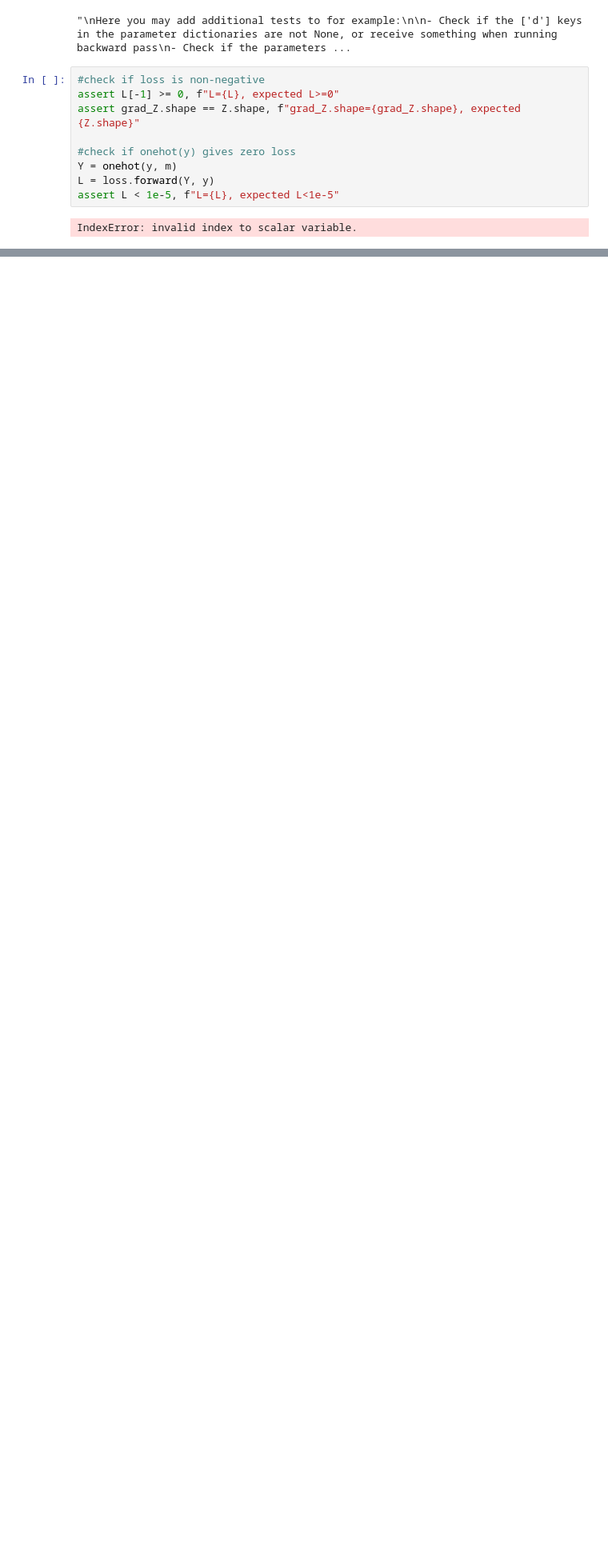
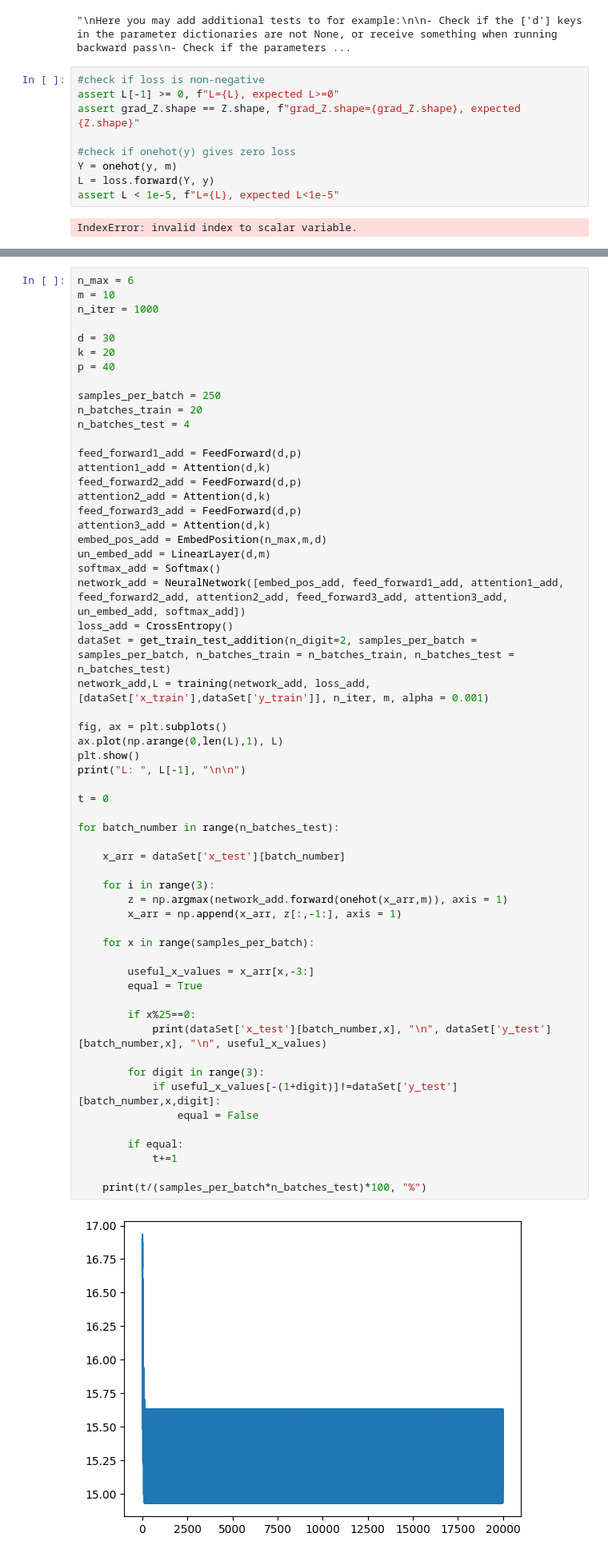
Before and after one commit to OliverRuden/TMA4320-scientific-computing, a Jupyter notebook: test_implementation.ipynb, the cells around one changed output, grey strips where cells are left out. Shown at 80% size. Drawn from its saved outputs; the diff is of its cells as text; blank space fills up the shorter version.

Commit message:
changed addition, does not work

```diff
--- a/test_implementation.ipynb
+++ b/test_implementation.ipynb
@@ -212,0 +195,60 @@ KeyboardInterrupt:
+# %%
+n_max = 6
+m = 10
+n_iter = 1000
+
+d = 30
+k = 20
+p = 40
+
+samples_per_batch = 250
+n_batches_train = 20
+n_batches_test = 4
+
+feed_forward1_add = FeedForward(d,p)
+attention1_add = Attention(d,k)
+feed_forward2_add = FeedForward(d,p)
+attention2_add = Attention(d,k)
+feed_forward3_add = FeedForward(d,p)
+attention3_add = Attention(d,k)
+embed_pos_add = EmbedPosition(n_max,m,d)
+un_embed_add = LinearLayer(d,m)
+softmax_add = Softmax()
+network_add = NeuralNetwork([embed_pos_add, feed_forward1_add, attention1_add, feed_forward2_add, attention2_add, feed_forward3_add, attention3_add, un_embed_add, softmax_add])
+loss_add = CrossEntropy()
+dataSet = get_train_test_addition(n_digit=2, samples_per_batch = samples_per_batch, n_batches_train = n_batches_train, n_batches_test = n_batches_test)
+network_add,L = training(network_add, loss_add, [dataSet['x_train'],dataSet['y_train']], n_iter, m, alpha = 0.001)
+
+fig, ax = plt.subplots()
+ax.plot(np.arange(0,len(L),1), L)
+plt.show()
+print("L: ", L[-1], "\n\n")
+
+t = 0
+
+for batch_number in range(n_batches_test):
+
+    x_arr = dataSet['x_test'][batch_number]
+
+    for i in range(3):
+        z = np.argmax(network_add.forward(onehot(x_arr,m)), axis = 1)
+        x_arr = np.append(x_arr, z[:,-1:], axis = 1)
+
+    for x in range(samples_per_batch):
+
+        useful_x_values = x_arr[x,-3:]
+        equal = True
+
+        if x%25==0:
+            print(dataSet['x_test'][batch_number,x], "\n", dataSet['y_test'][batch_number,x], "\n", useful_x_values)
+
+        for digit in range(3):
+            if useful_x_values[-(1+digit)]!=dataSet['y_test'][batch_number,x,digit]:
+                equal = False
+
+        if equal:
+            t+=1
+
+    print(t/(samples_per_batch*n_batches_test)*100, "%")
+# %% [output]
+[figure, added]
```
Also changed, not shown: parts of 6 cells of this notebook.
